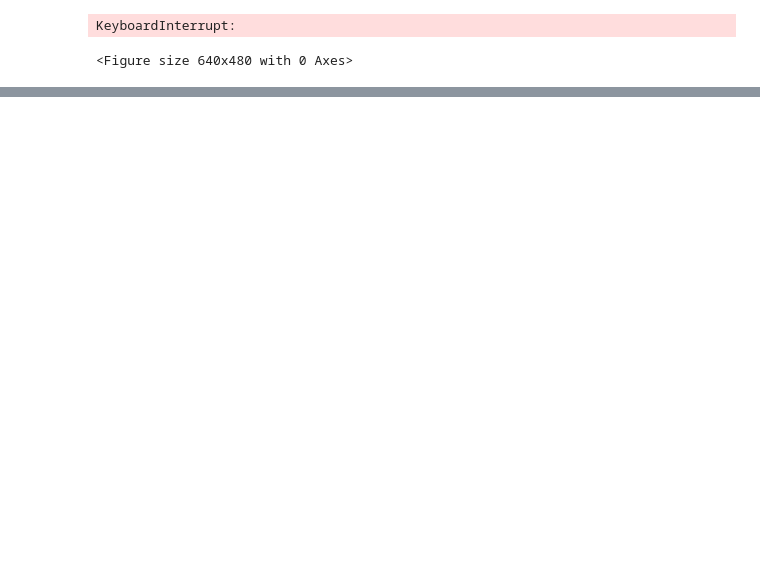
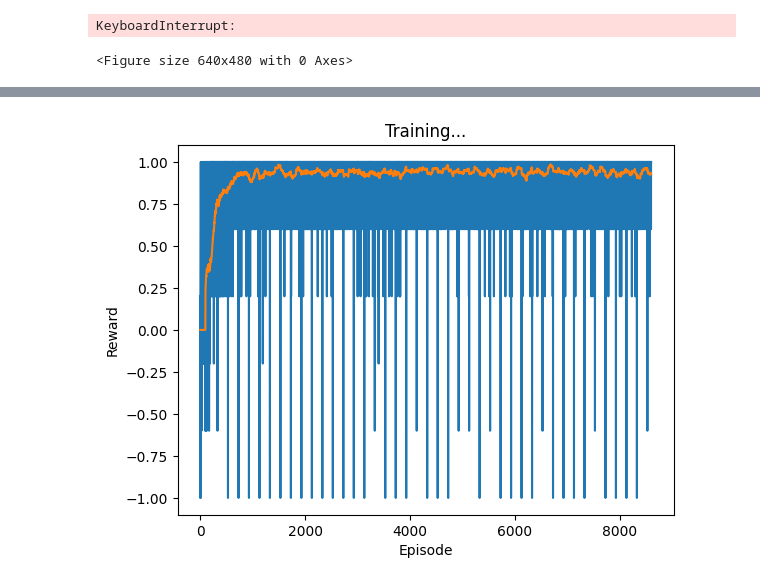
Before and after one commit to Olliemyers4/ReinforcementAnomalyDetection, a Jupyter notebook: dqn/dqnTimeSeries.ipynb, the cells around one changed output, grey strips where cells are left out. Saved outputs shown, nothing was run; the diff lists cells and outputs as text; code cells hidden in the pictures; blank space fills up the shorter version.

```diff
--- a/dqn/dqnTimeSeries.ipynb
+++ b/dqn/dqnTimeSeries.ipynb
@@ -56,7 +56,7 @@ class DQN(nn.Module):
         x = F.relu(self.layer2(x))
         return self.layer3(x)
 # %%
-TAG = pd.read_csv("test.csv",header=0)
+TAG = pd.read_csv("testData.csv",header=0)
 TAG,outcome = TAG.iloc[:,0:4],TAG.iloc[:,4]
 # %%
 # BATCH_SIZE is the number of transitions sampled from the replay buffer
@@ -72,7 +72,7 @@ EPS_START = 0.9
 EPS_END = 0.05
 EPS_DECAY = 1000
 TAU = 0.005
-LR = 1e-4
+LR = 1e-3
 
 
 n_actions = 2 # 0 -> no anomaly, 1 -> anomaly
@@ -252,0 +323,79 @@ KeyboardInterrupt:
+# %%
+def rewarding(action,iteration):
+    if action == outcome2[iteration]: #if correct action
+      if action == 0: #if no anomaly
+         return 1
+      else: #if anomaly
+         return 5
+    else: #if wrong action
+      if action == 0: #says no anomaly but there is
+         return -5
+      else: #says there is anomaly but there isn't
+         return -1
+# %%
+
+names = TAG.iloc[0].index.values
+# %%
+if torch.cuda.is_available():
+    num_episodes = N
+else:
+    num_episodes = 50 #Dont use CPU :)
+
+epoch = 1000 #Do every episode 100 times
+for eachEpoch in range(epoch):
+    for i_episode in range(num_episodes):
+        # Initialize the environment and get its state
+        #state = TAG2.iloc[0] #reset the environment and get the initial state - will need to import the data
+        # Instead get the start of the episode
+
+        episode = TAG2[i_episode]
+        state = torch.tensor(pd.Series(episode[0],index=names), dtype=torch.float32, device=device).unsqueeze(0)
+        totalReward = 0
+        for t in count():
+            #i_episode is the episode number
+            #t is the time step within the episode
+            action = select_action(state)
+            reward = rewarding(action.item(),i_episode) # reward of the episode
+            totalReward += reward
+            reward = torch.tensor([reward], device=device)
+            if t == len(episode)-1:
+                done = True
+            else:
+                observation = pd.Series(episode[t+1],index=names)
+                done = False
+
+
+            if done:
+                next_state = None
+            else:
+                next_state = torch.tensor(observation, dtype=torch.float32, device=device).unsqueeze(0)
+
+            # Store the transition in memory
+            memory.push(state, action, next_state, reward)
+
+            # Move to the next state
+            state = next_state
+
+            # Perform one step of the optimization (on the policy network)
+            optimize_model()
+
+            # Soft update of the target network's weights
+            # θ′ ← τ θ + (1 −τ )θ′
+            target_net_state_dict = target_net.state_dict()
+            policy_net_state_dict = policy_net.state_dict()
+            for key in policy_net_state_dict:
+                target_net_state_dict[key] = policy_net_state_dict[key]*TAU + target_net_state_dict[key]*(1-TAU)
+            target_net.load_state_dict(target_net_state_dict)
+
+            if done:
+                maxReward = len(episode) * rewarding(outcome2[i_episode],i_episode)
+                rewardPercent = totalReward/maxReward
+                episode_rewards.append(rewardPercent)
+                plot_rewards()
+                break
+
+print('Complete')
+plot_rewards(show_result=True)
+plt.ioff()
+plt.show()
+# %% [output]
@@ -252,0 +403 @@ KeyboardInterrupt:
+[figure, added]
```
Also changed, not shown: parts of 5 cells of this notebook, 1 other file.
